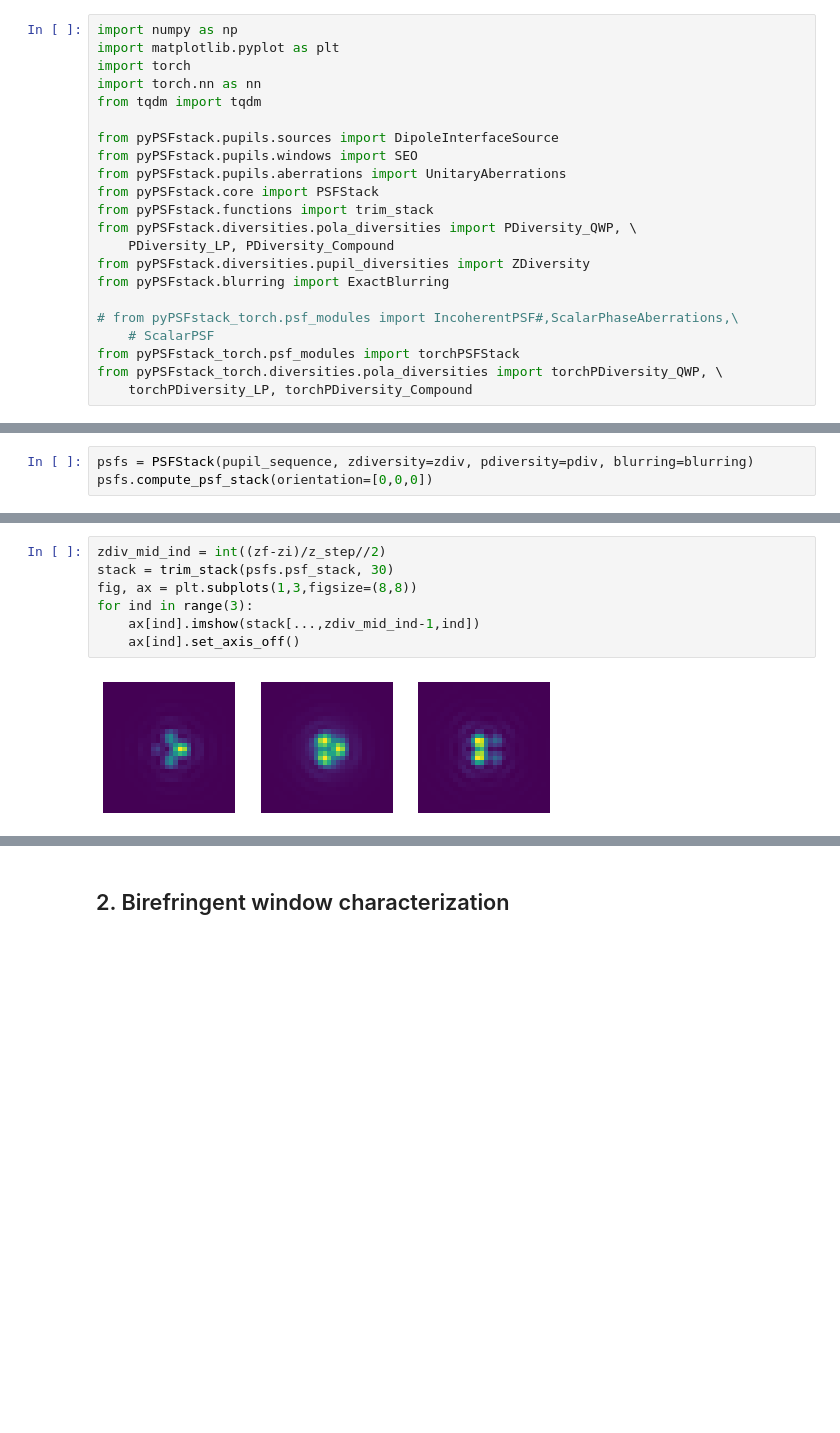
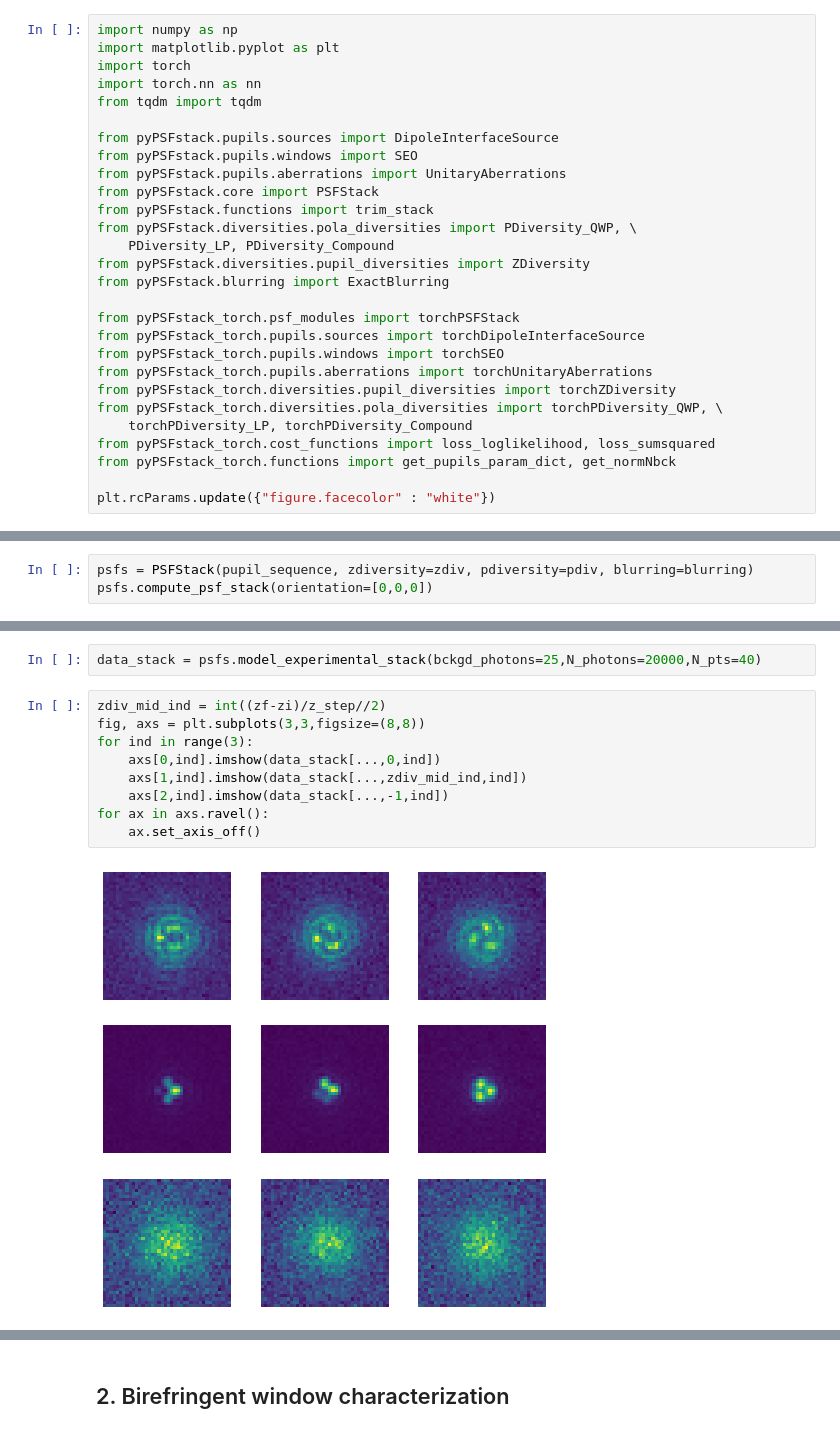
Before and after one commit to rodguti90/pyPSFstack, a Jupyter notebook: pytorch_tests.ipynb, the cells around one changed output, grey strips where cells are left out. Drawn from its saved outputs; the diff is of its cells as text; blank space fills up the shorter version.

```diff
--- a/pytorch_tests.ipynb
+++ b/pytorch_tests.ipynb
@@ -18,8 +18,14 @@ from pyPSFstack.diversities.pola_diversities import PDiversity_QWP, \
 from pyPSFstack.diversities.pupil_diversities import ZDiversity
 from pyPSFstack.blurring import ExactBlurring
 
-# from pyPSFstack_torch.psf_modules import IncoherentPSF#,ScalarPhaseAberrations,\
-    # ScalarPSF
 from pyPSFstack_torch.psf_modules import torchPSFStack
+from pyPSFstack_torch.pupils.sources import torchDipoleInterfaceSource
+from pyPSFstack_torch.pupils.windows import torchSEO
+from pyPSFstack_torch.pupils.aberrations import torchUnitaryAberrations
+from pyPSFstack_torch.diversities.pupil_diversities import torchZDiversity
 from pyPSFstack_torch.diversities.pola_diversities import torchPDiversity_QWP, \
     torchPDiversity_LP, torchPDiversity_Compound
+from pyPSFstack_torch.cost_functions import loss_loglikelihood, loss_sumsquared
+from pyPSFstack_torch.functions import get_pupils_param_dict, get_normNbck
+
+plt.rcParams.update({"figure.facecolor" : "white"})
@@ -110,9 +110,13 @@ psfs.compute_psf_stack(orientation=[0,0,0])
+# %%
+data_stack = psfs.model_experimental_stack(bckgd_photons=25,N_photons=20000,N_pts=40)
 # %%
 zdiv_mid_ind = int((zf-zi)/z_step//2)
-stack = trim_stack(psfs.psf_stack, 30)
-fig, ax = plt.subplots(1,3,figsize=(8,8))
+fig, axs = plt.subplots(3,3,figsize=(8,8))
 for ind in range(3):
-    ax[ind].imshow(stack[...,zdiv_mid_ind-1,ind])
-    ax[ind].set_axis_off()
+    axs[0,ind].imshow(data_stack[...,0,ind])
+    axs[1,ind].imshow(data_stack[...,zdiv_mid_ind,ind])
+    axs[2,ind].imshow(data_stack[...,-1,ind])
+for ax in axs.ravel():
+    ax.set_axis_off()
 # %% [output]
-[figure, old version]
+[figure, new version]
```
Also changed, not shown: parts of 52 cells of this notebook.
